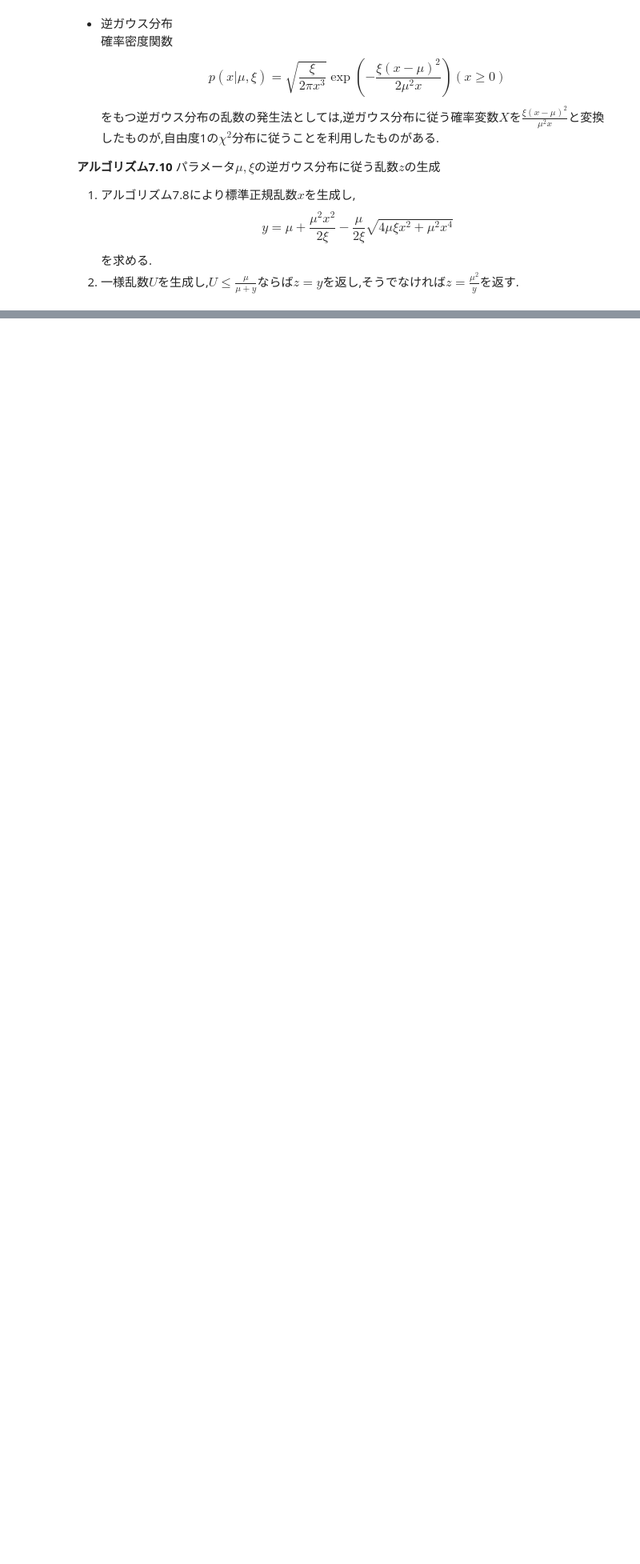
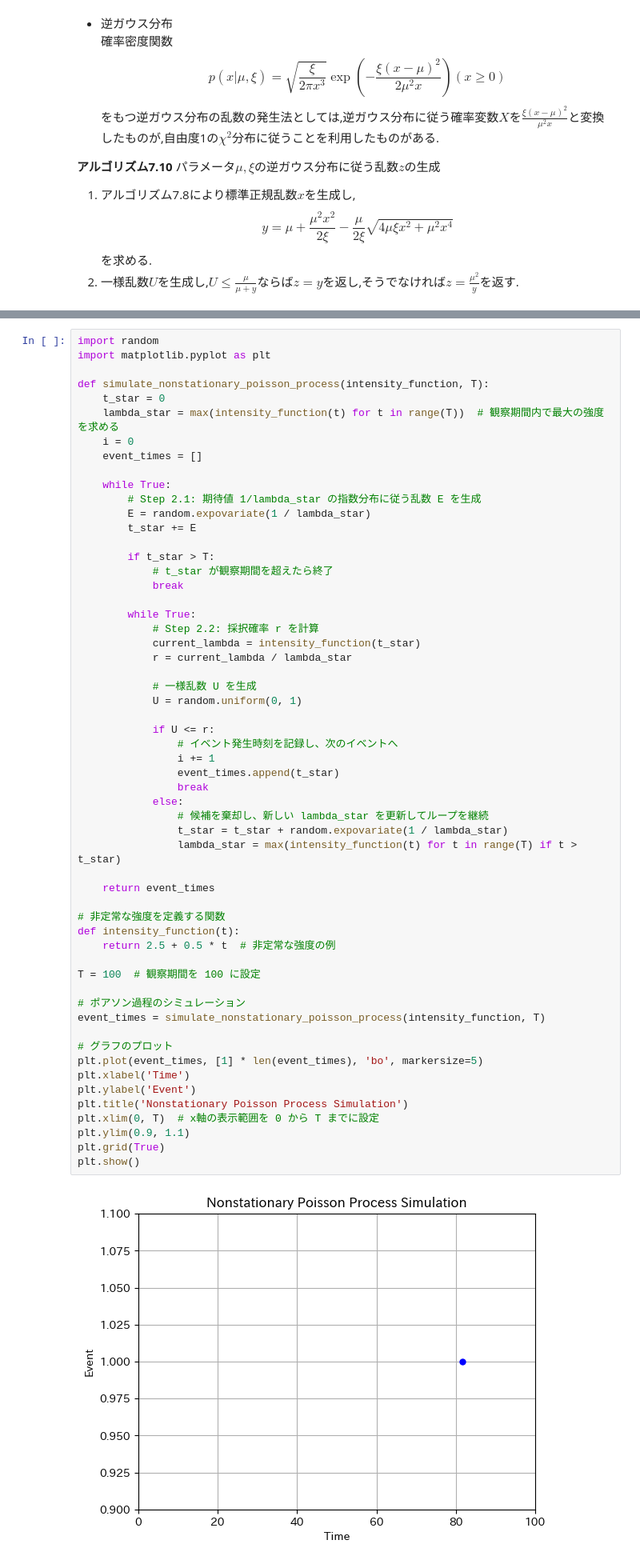
Before and after one commit to LABO-M/point-process, a Jupyter notebook: chapter_7.ipynb, the cells around one changed output, grey strips where cells are left out. Shown: that part at 80% size. Drawn from its saved outputs; the diff is of its cells as text; blank space fills up the shorter version.

```diff
--- a/chapter_7.ipynb
+++ b/chapter_7.ipynb
@@ -571,0 +644,59 @@ plt.show()
+# %%
+import random
+import matplotlib.pyplot as plt
+
+def simulate_nonstationary_poisson_process(intensity_function, T):
+    t_star = 0
+    lambda_star = max(intensity_function(t) for t in range(T))  # 観察期間内で最大の強度を求める
+    i = 0
+    event_times = []
+
+    while True:
+        # Step 2.1: 期待値 1/lambda_star の指数分布に従う乱数 E を生成
+        E = random.expovariate(1 / lambda_star)
+        t_star += E
+
+        if t_star > T:
+            # t_star が観察期間を超えたら終了
+            break
+
+        while True:
+            # Step 2.2: 採択確率 r を計算
+            current_lambda = intensity_function(t_star)
+            r = current_lambda / lambda_star
+
+            # 一様乱数 U を生成
+            U = random.uniform(0, 1)
+
+            if U <= r:
+                # イベント発生時刻を記録し、次のイベントへ
+                i += 1
+                event_times.append(t_star)
+                break
+            else:
+                # 候補を棄却し、新しい lambda_star を更新してループを継続
+                t_star = t_star + random.expovariate(1 / lambda_star)
+                lambda_star = max(intensity_function(t) for t in range(T) if t > t_star)
+
+    return event_times
+
+# 非定常な強度を定義する関数
+def intensity_function(t):
+    return 2.5 + 0.5 * t  # 非定常な強度の例
+
+T = 100  # 観察期間を 100 に設定
+
+# ポアソン過程のシミュレーション
+event_times = simulate_nonstationary_poisson_process(intensity_function, T)
+
+# グラフのプロット
+plt.plot(event_times, [1] * len(event_times), 'bo', markersize=5)
+plt.xlabel('Time')
+plt.ylabel('Event')
+plt.title('Nonstationary Poisson Process Simulation')
+plt.xlim(0, T)  # x軸の表示範囲を 0 から T までに設定
+plt.ylim(0.9, 1.1)
+plt.grid(True)
+plt.show()
+# %% [output]
+[figure, added]
```
Also changed, not shown: parts of 16 cells of this notebook.
